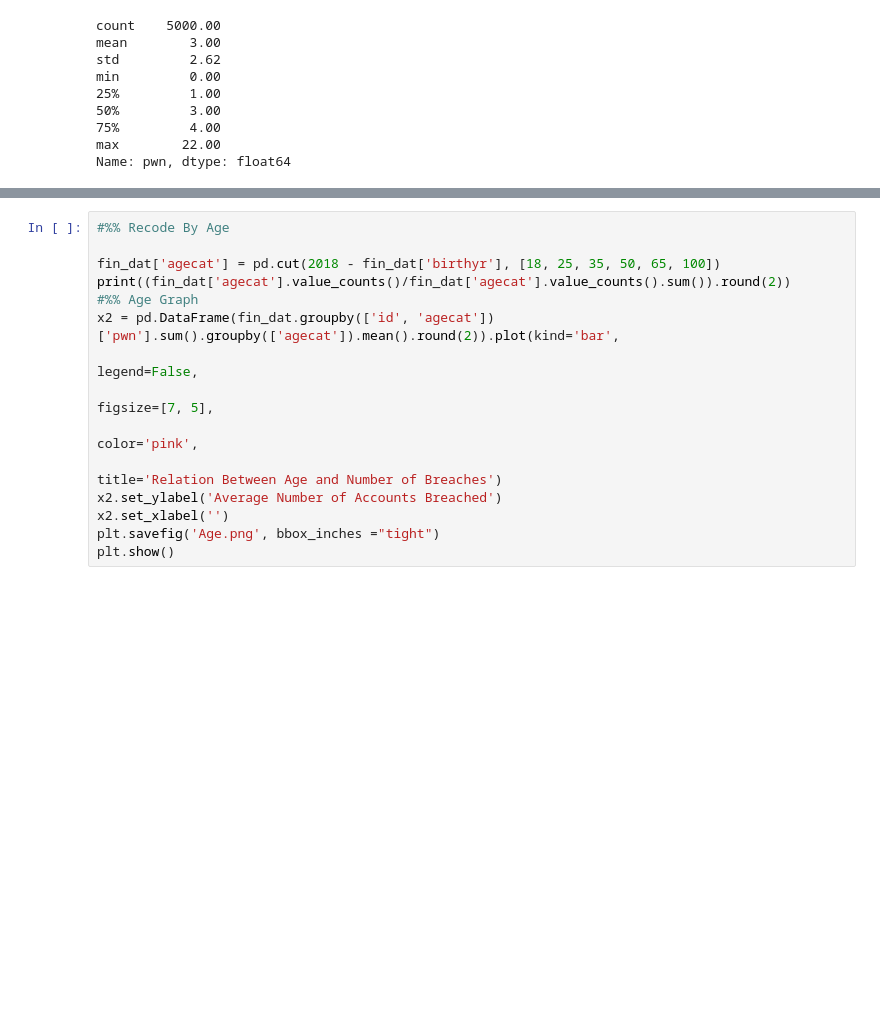
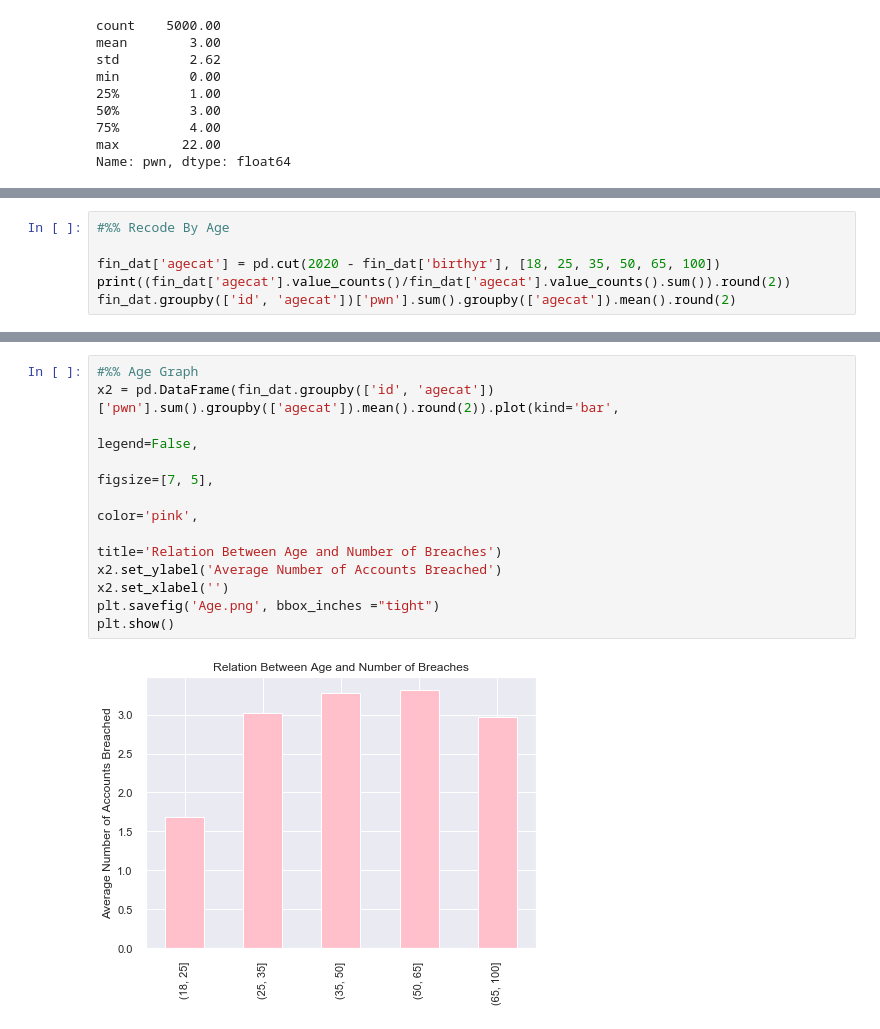
Before and after one commit to ashalin10/ml-ds-python, a Jupyter notebook: scripts.ipynb, the cells around one changed output, grey strips where cells are left out. Saved outputs shown, nothing was run; the diff lists cells and outputs as text; blank space fills up the shorter version.

```diff
--- a/scripts.ipynb
+++ b/scripts.ipynb
@@ -111,0 +348,6 @@ plt.show()
+# %%
+#%% Recode By Age
+
+fin_dat['agecat'] = pd.cut(2020 - fin_dat['birthyr'], [18, 25, 35, 50, 65, 100])
+print((fin_dat['agecat'].value_counts()/fin_dat['agecat'].value_counts().sum()).round(2))
+fin_dat.groupby(['id', 'agecat'])['pwn'].sum().groupby(['agecat']).mean().round(2)
@@ -112,15 +368,13 @@ plt.show()
 # %%
-#%% Recode By Age
-
-fin_dat['agecat'] = pd.cut(2018 - fin_dat['birthyr'], [18, 25, 35, 50, 65, 100])
-print((fin_dat['agecat'].value_counts()/fin_dat['agecat'].value_counts().sum()).round(2))
 #%% Age Graph
 x2 = pd.DataFrame(fin_dat.groupby(['id', 'agecat'])['pwn'].sum().groupby(['agecat']).mean().round(2)).plot(kind='bar',
                                                                                              legend=False,
                                                                                              figsize=[7, 5],
                                                                                              color='pink',
                                                                                              title='Relation Between Age and Number of Breaches')
 x2.set_ylabel('Average Number of Accounts Breached')
 x2.set_xlabel('')
 plt.savefig('Age.png', bbox_inches ="tight")
 plt.show()
+# %% [output]
+[figure, added]
```
Also changed, not shown: parts of 57 cells of this notebook.
